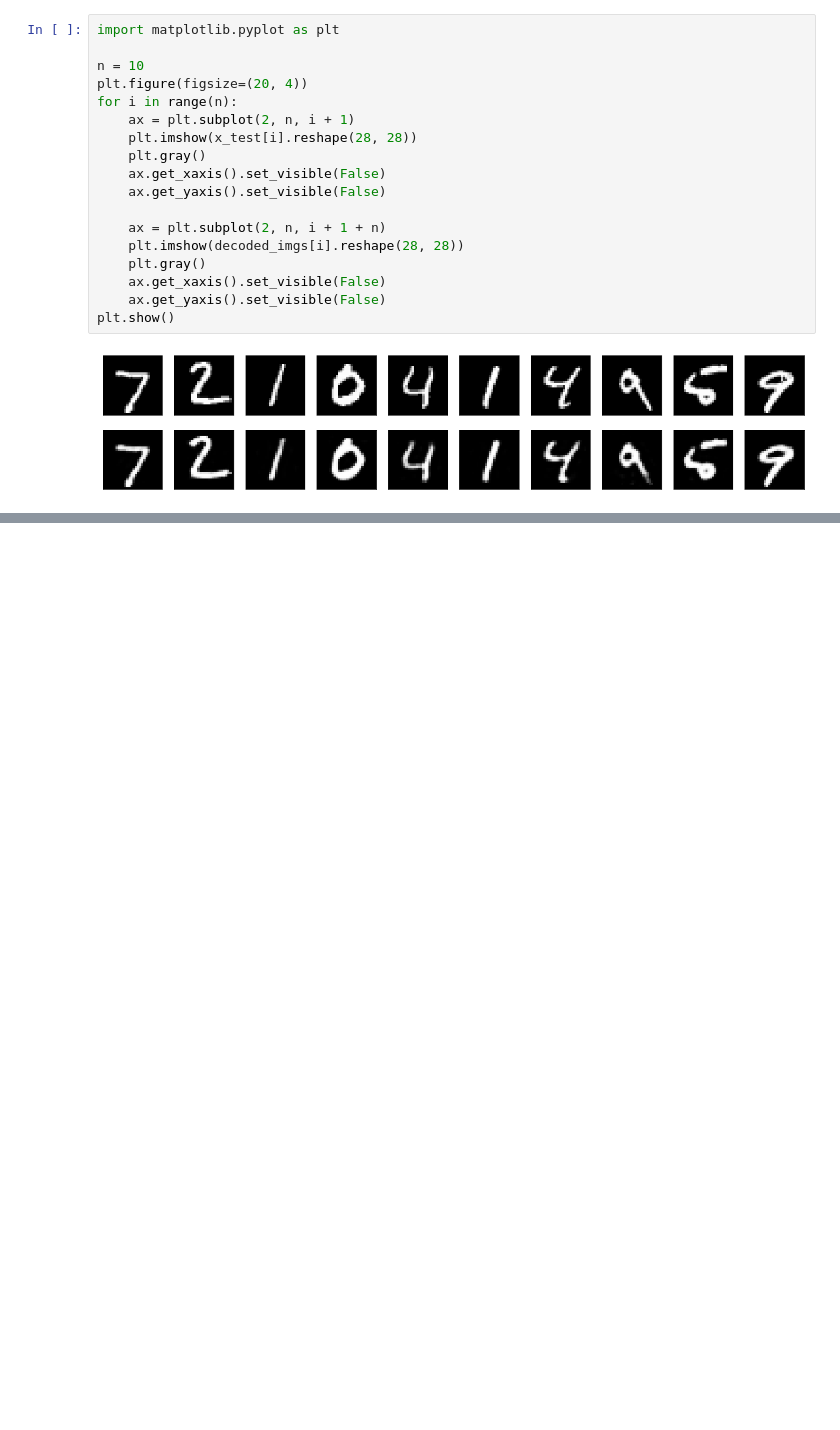
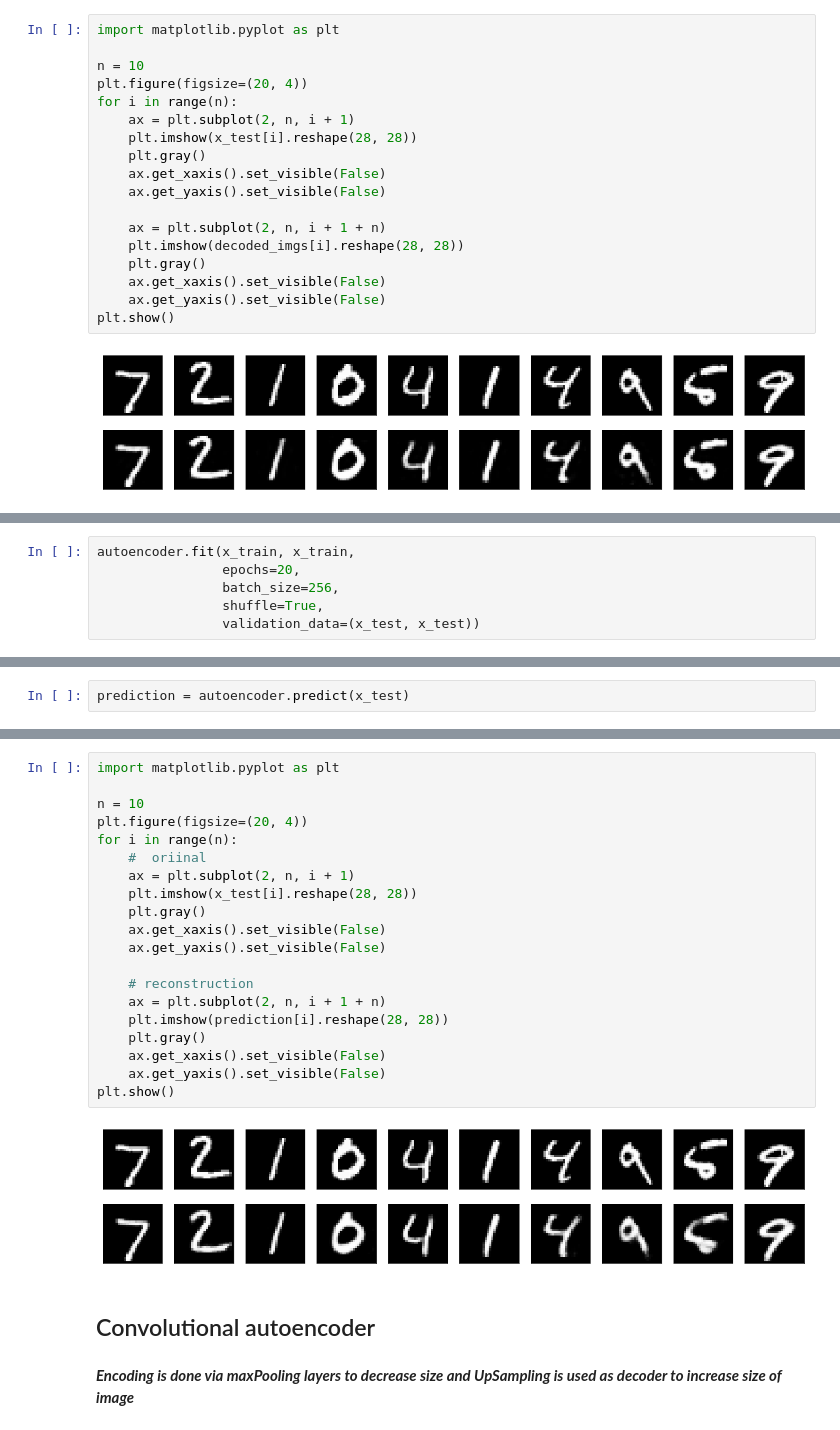
Before and after one commit to Sanjeev85/DeepLearning-Projects, a Jupyter notebook: AutoEncoder.ipynb, the cells around one changed output, grey strips where cells are left out. Cells and saved outputs as stored; diff of their text form; blank space fills up the shorter version.

Commit message:
convolution autoencoder and deep autoencoder

```diff
--- a/AutoEncoder.ipynb
+++ b/AutoEncoder.ipynb
@@ -88,0 +111,6 @@ plt.show()
+# %%
+autoencoder.fit(x_train, x_train,
+                epochs=20,
+                batch_size=256,
+                shuffle=True,
+                validation_data=(x_test, x_test))
@@ -88,0 +136,2 @@ plt.show()
+# %%
+prediction = autoencoder.predict(x_test)
@@ -88,0 +140,26 @@ plt.show()
+# %%
+import matplotlib.pyplot as plt
+
+n = 10
+plt.figure(figsize=(20, 4))
+for i in range(n):
+    #  oriinal
+    ax = plt.subplot(2, n, i + 1)
+    plt.imshow(x_test[i].reshape(28, 28))
+    plt.gray()
+    ax.get_xaxis().set_visible(False)
+    ax.get_yaxis().set_visible(False)
+
+    # reconstruction
+    ax = plt.subplot(2, n, i + 1 + n)
+    plt.imshow(prediction[i].reshape(28, 28))
+    plt.gray()
+    ax.get_xaxis().set_visible(False)
+    ax.get_yaxis().set_visible(False)
+plt.show()
+# %% [output]
+[figure, added]
+# %% [markdown]
+## Convolutional autoencoder
+# %% [markdown]
+***Encoding is done via maxPooling layers to decrease size and UpSampling is used as decoder to increase size of image***
```
Also changed, not shown: parts of 12 cells of this notebook.
